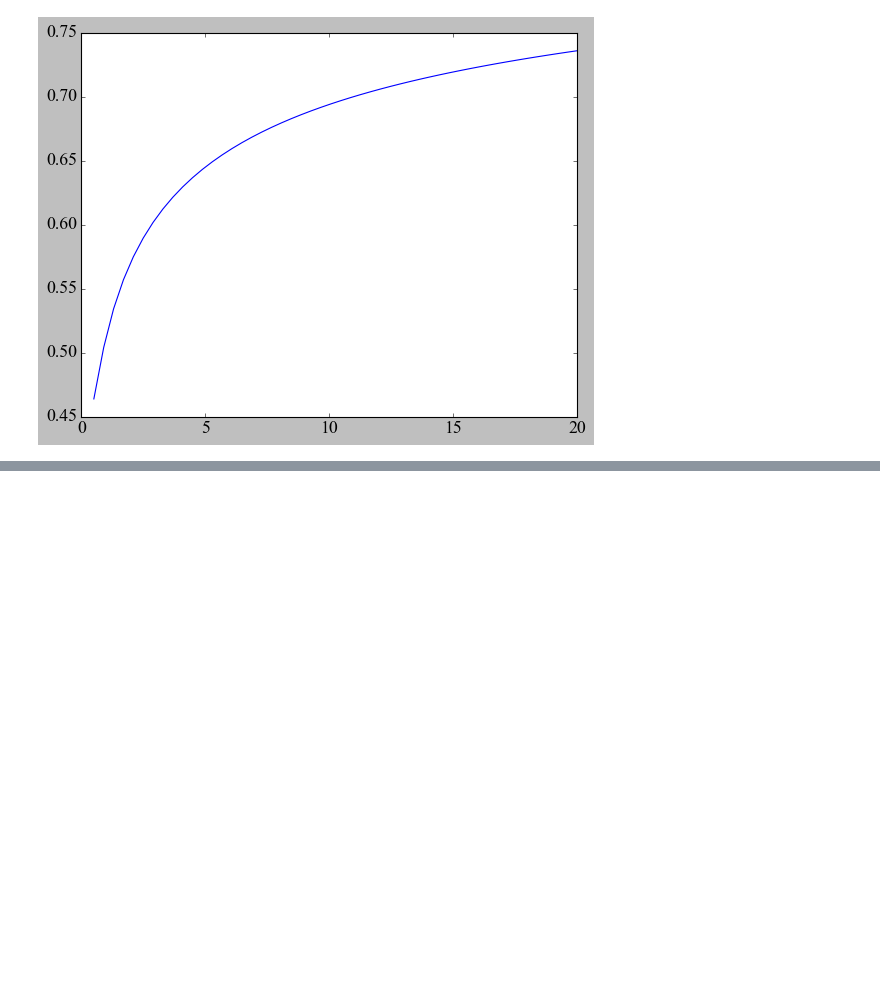
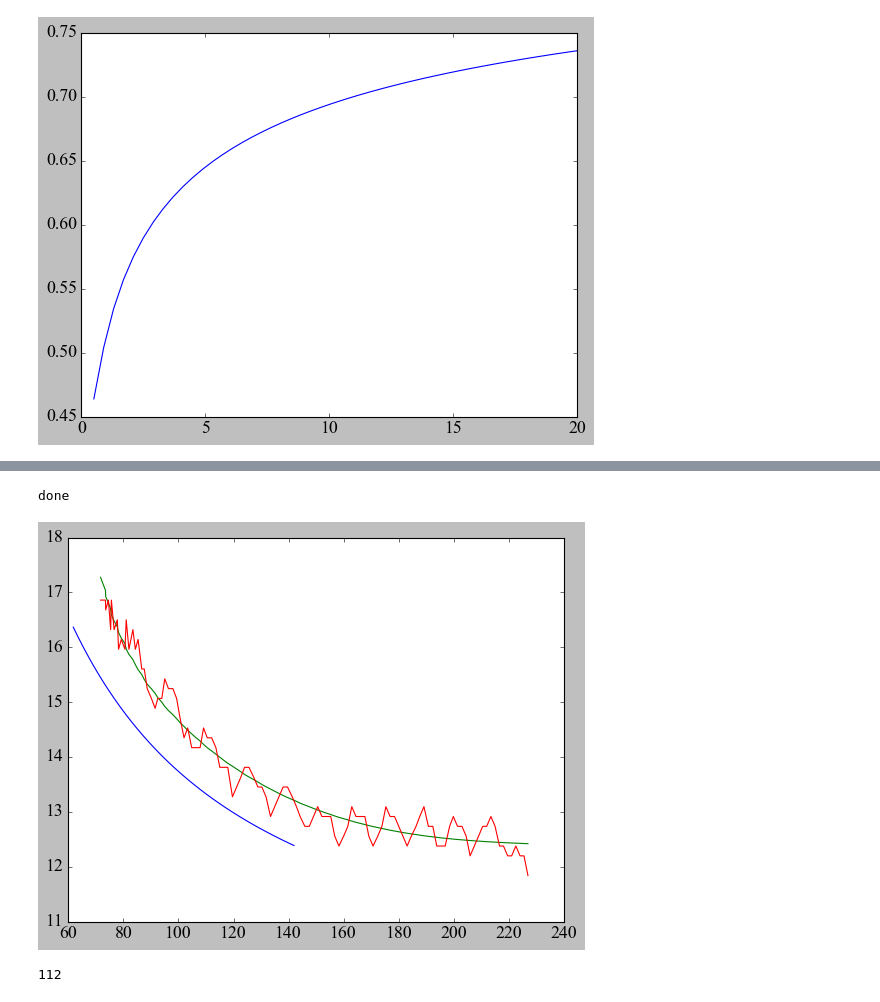
Before and after one commit to loganjt/DropletJumpWedge, a Jupyter notebook: Repos_Data/plotter_notebook.ipynb, the cells around one changed output, grey strips where cells are left out. Cells and saved outputs as stored; diff of their text form; code cells hidden in the pictures; blank space fills up the shorter version.

```diff
--- a/Repos_Data/plotter_notebook.ipynb
+++ b/Repos_Data/plotter_notebook.ipynb
@@ -382,0 +329,16 @@ Hcap
+# %%
+center = {}
+for key in sorted(meta):
+    center[key] = meta[key]['Center']
+RAW_files = os.path.join(dir_path,'RAW_Spotlight','*back.txt')
+RAW_back = glob.glob(RAW_files)
+
+x0 = {}
+for i in range(n_files):
+    key = RAW_back[i].split('\\')[6][:5]
+    x0_r = float(RAW_back[i].split('\\')[6].split('_')[3][:5].replace('o','.'))
+    f = open(RAW_back[i],"r")
+    ff = f.readlines()
+    x0[key] = float(ff[9].split()[3])
+    f.close()
+x0
@@ -382,0 +363,56 @@ Hcap
+# %%
+from sympy import *
+
+thetaf = 180*(math.pi/180)
+thetab = 180*(math.pi/180)
+alpha = 2.5*(math.pi/180)
+gammaf = thetaf - alpha - (math.pi/2)
+gammab = thetab + alpha - (math.pi/2)
+gamma_approx = theta - (math.pi/2)
+
+beta1f = (2*gammaf - math.sin(2*gammaf))/(2*(math.sin(gammaf)**2))
+beta1b = (2*gammab - math.sin(2*gammab))/(2*(math.sin(gammab)**2))
+beta2f = ((2./3) - (beta1f/math.tan(gammaf)))
+beta2b = ((2./3) - (beta1b/math.tan(gammab)))
+
+V = 1000 # 1mL or 1000mm3
+Rv = ((3*V)/(4*math.pi))**(1/3)
+
+xs = np.linspace(5.4/math.tan(2*alpha),Rv/math.sin(alpha))
+xave_theo = np.zeros(np.size(xs))
+eqs = np.zeros(np.size(xs))
+r = Symbol('r')
+for i in range(np.size(xs)):
+    x = xs[i]
+    term0 = math.pi*r*(math.tan(alpha)**2)
+    term1 = (math.tan(alpha)/r)*(((x-r)**3)*beta2f + ((x+r)**3)*beta2b)
+    term2 = (((x-r)**2)*beta1f + ((x+r)**2)*beta1b)
+    term3 = 2*math.pi*(r**2)*x*math.tan(alpha)
+    eq = (term0*(term1+term2))+term3 - V
+
+    eq_solved = solve(eq,r)
+    rr = re(eq_solved[2])
+    hb = (((x-rr)*math.tan(alpha))/math.sin(gammab))*(1-math.cos(gammab))
+    hf = (((x+rr)*math.tan(alpha))/math.sin(gammaf))*(1-math.cos(gammaf))
+    eqs[i]=2*rr+hb+hf
+    xave_theo[i] = ((x-rr-hb)+(x+rr+hf))/2
+print('done')
+# %% [output]
+done
+# %%
+back1 = data['07213']['back']
+front1 = data['07213']['front']
+xave1 = data['07213']['average']
+
+diameter1 = front1-back1
+d1_filt1 = signal.savgol_filter(diameter1,111,3)
+d1_filt2 = signal.savgol_filter(d1_filt1,109,3)
+d1_filt3 = signal.savgol_filter(d1_filt2,55,3)
+d1_filt4 = signal.savgol_filter(d1_filt3,25,3)
+# %%
+plt.plot(xave_theo,eqs,xave1,d1_filt2,xave1,diameter1)
+plt.show()
+np.size(diameter1)
+# %% [output]
+[figure, added]
+112
```
Also changed, not shown: parts of 22 cells of this notebook, 8 other files.
